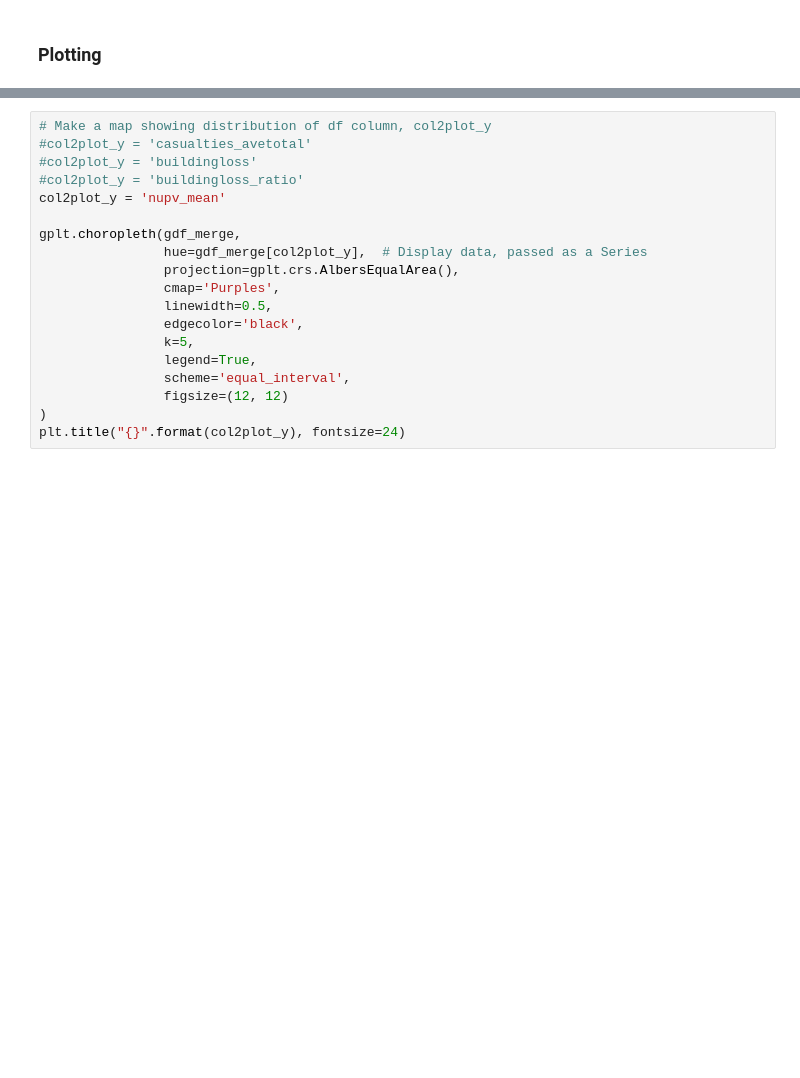
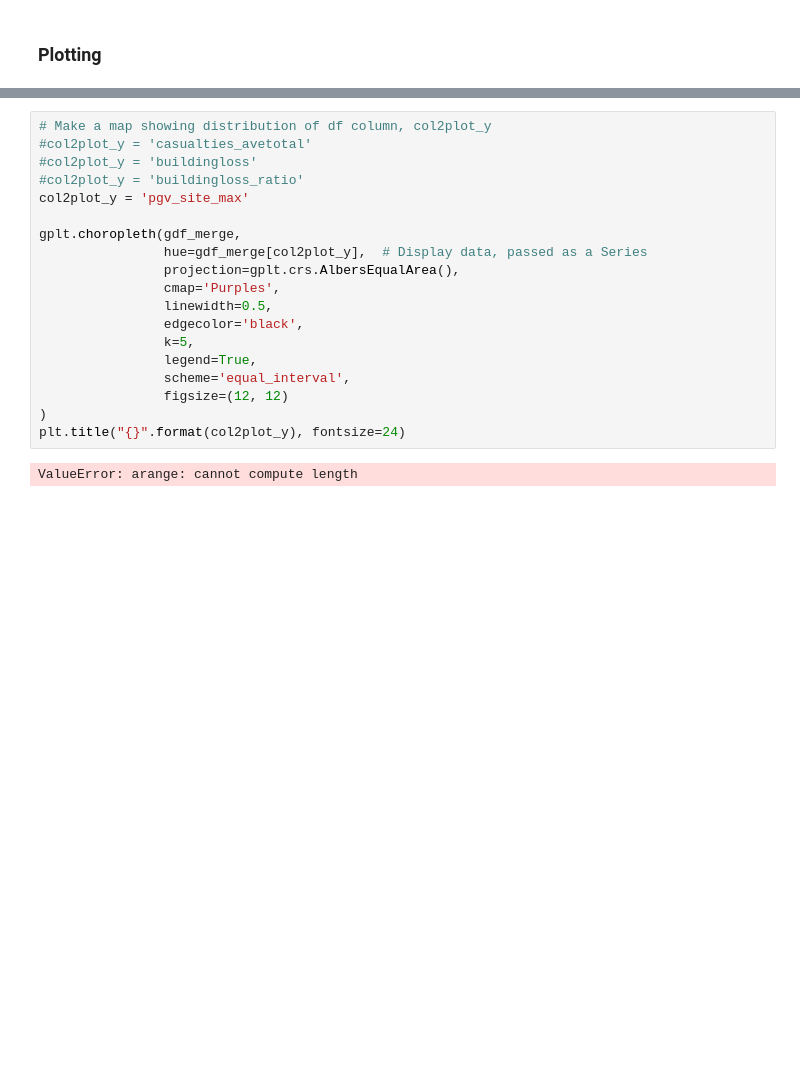
Before and after one commit to hackoregon/disaster-resilience, a Jupyter notebook: notebooks/get_polystats_from_raster.ipynb, the cells around one changed output, grey strips where cells are left out. Cells and saved outputs as stored; diff of their text form; blank space fills up the shorter version.

```diff
--- a/notebooks/get_polystats_from_raster.ipynb
+++ b/notebooks/get_polystats_from_raster.ipynb
@@ -311,19 +409,22 @@ None
 # %%
 # Make a map showing distribution of df column, col2plot_y
 #col2plot_y = 'casualties_avetotal'
 #col2plot_y = 'buildingloss'
 #col2plot_y = 'buildingloss_ratio'
-col2plot_y = 'nupv_mean'
+col2plot_y = 'pgv_site_max'
 
 gplt.choropleth(gdf_merge,
                 hue=gdf_merge[col2plot_y],  # Display data, passed as a Series
                 projection=gplt.crs.AlbersEqualArea(),
                 cmap='Purples',
                 linewidth=0.5,
                 edgecolor='black',
                 k=5,
                 legend=True,
                 scheme='equal_interval',
                 figsize=(12, 12)
 )
 plt.title("{}".format(col2plot_y), fontsize=24)
+# %% [output]
+ValueError: arange: cannot compute length
+[figure, added]
```
Also changed, not shown: parts of 17 cells of this notebook.
